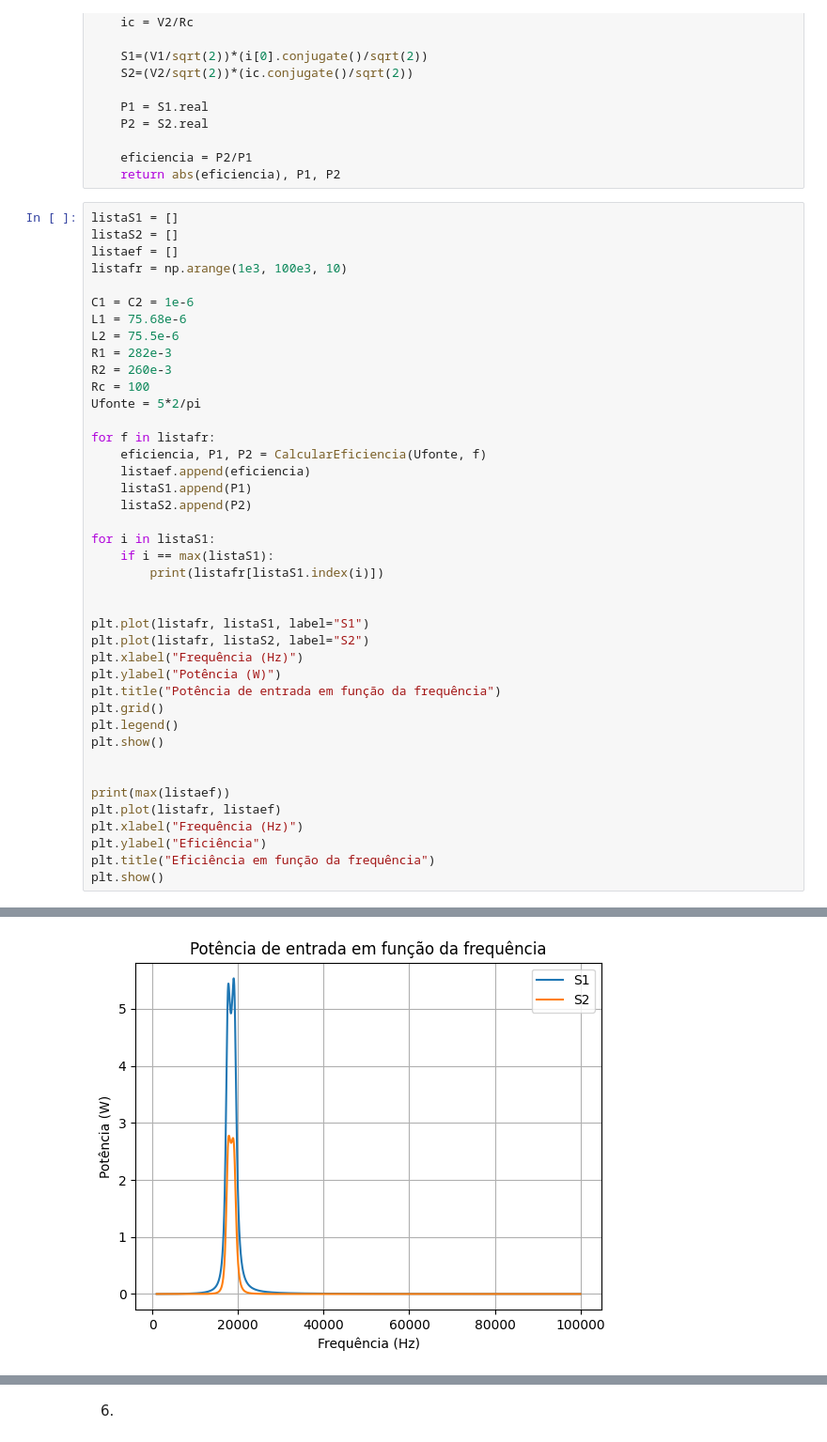
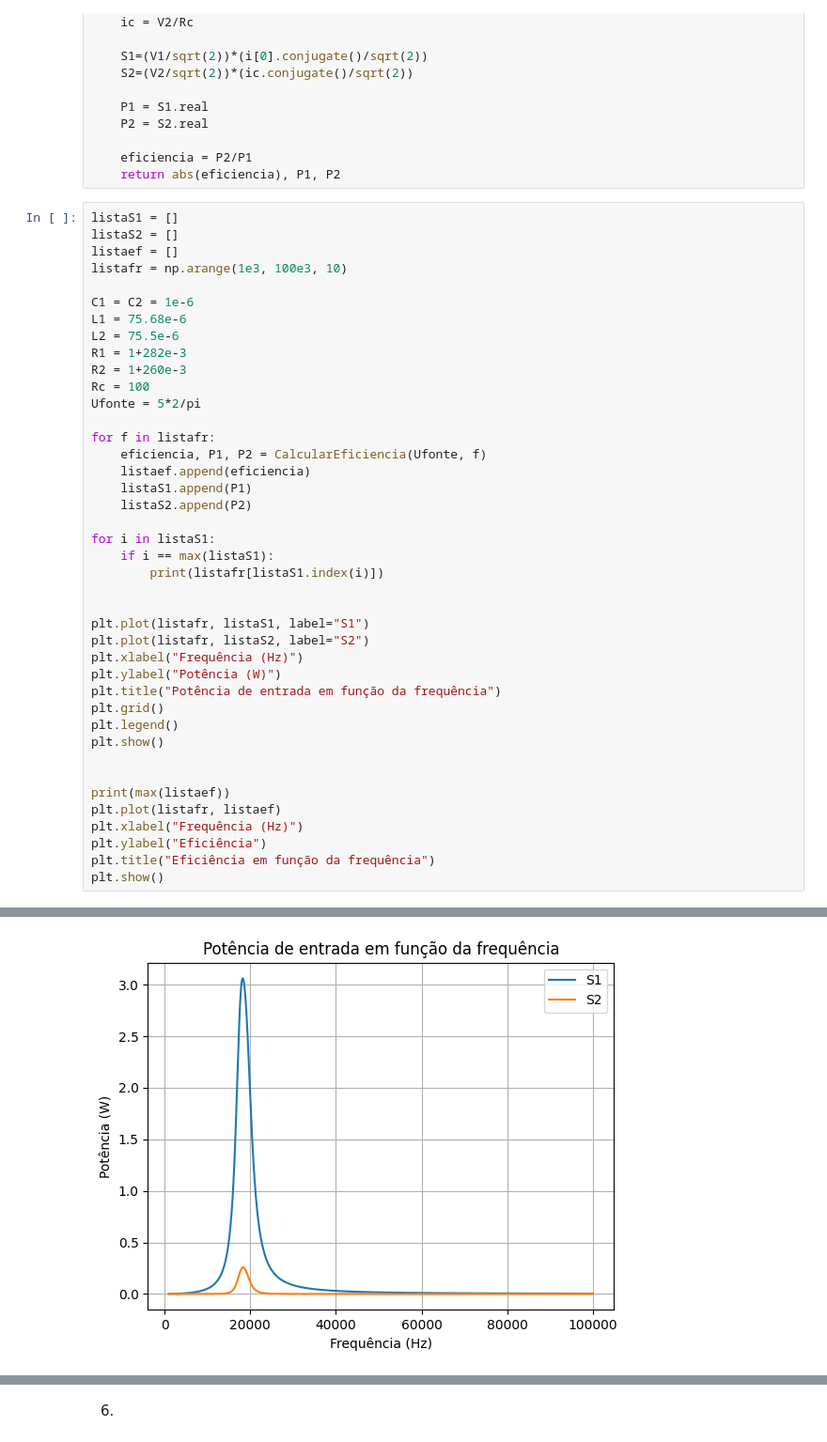
Before and after one commit to MatheusCastellucci/Projeto-Mamag, a Jupyter notebook: projeto.ipynb, the cells around one changed output, grey strips where cells are left out. Shown at 94% size. Cells and saved outputs as stored; diff of their text form.

```diff
--- a/projeto.ipynb
+++ b/projeto.ipynb
@@ -151,8 +151,8 @@ listafr = np.arange(1e3, 100e3, 10)
 C1 = C2 = 1e-6
 L1 = 75.68e-6
 L2 = 75.5e-6
-R1 = 282e-3
-R2 = 260e-3
+R1 = 1+282e-3
+R2 = 1+260e-3
 Rc = 100
 Ufonte = 5*2/pi
 
@@ -188 +188 @@ plt.show()
-[figure, old version]
+[figure, new version]
```
Also changed, not shown: parts of 2 cells of this notebook.
